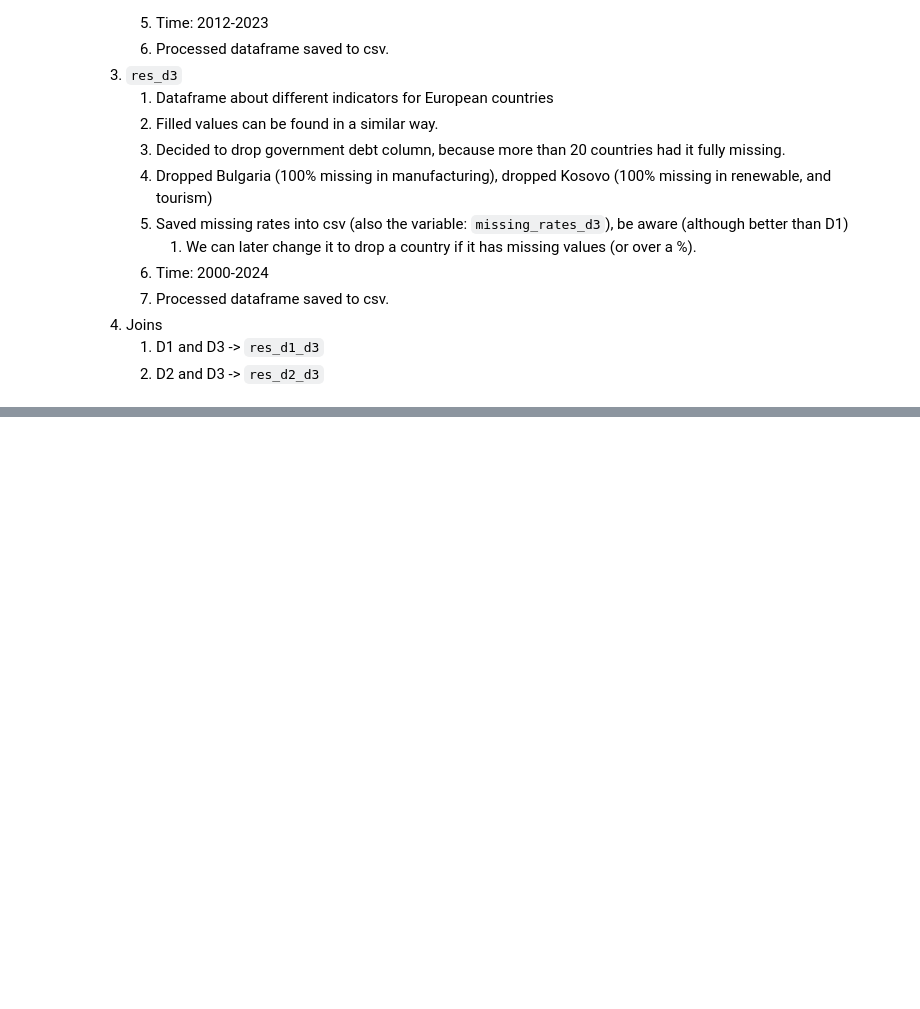
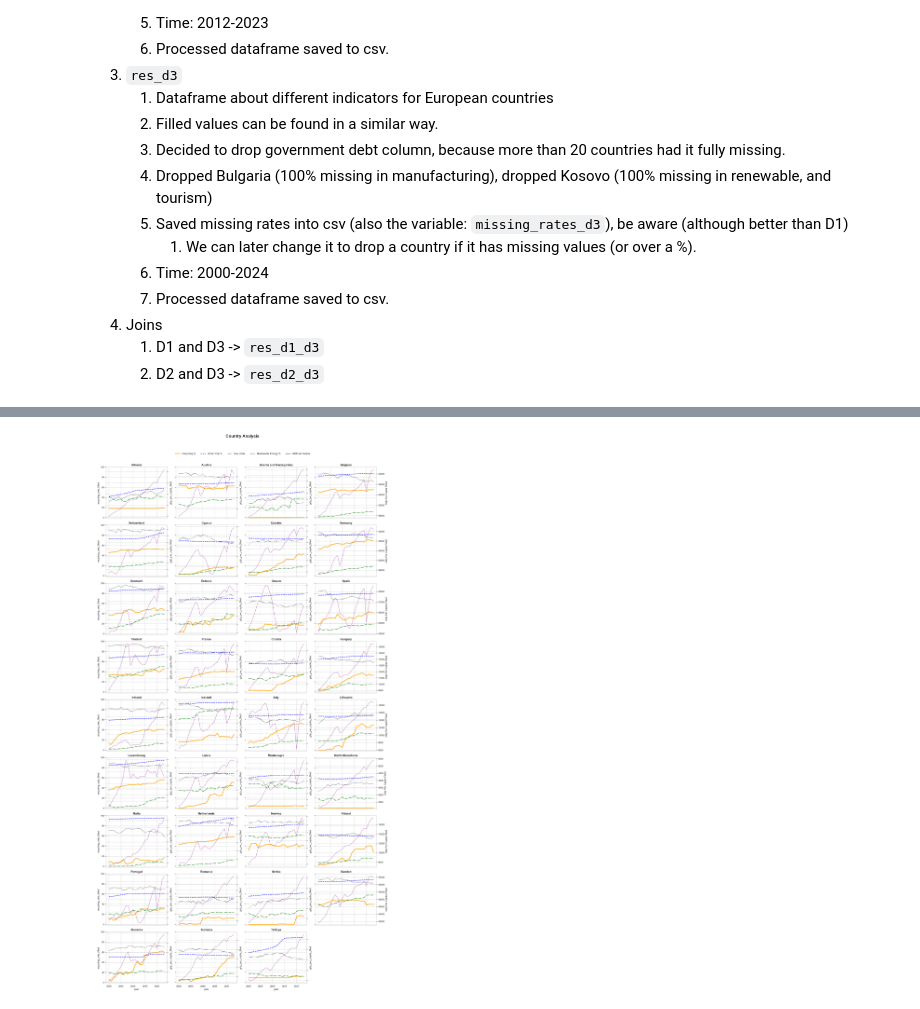
Before and after one commit to karnaukhmariia/recycling-in-europe, a Jupyter notebook: notebook.ipynb, the cells around one changed output, grey strips where cells are left out. Saved outputs shown, nothing was run; the diff lists cells and outputs as text; code cells hidden in the pictures; blank space fills up the shorter version.

```diff
--- a/notebook.ipynb
+++ b/notebook.ipynb
@@ -509,0 +595,17 @@ res_d2_d3.to_csv("processed_data/preprocessed_d2_d3.csv", index=False)
+# %%
+# Rescaling government effectiveness to 0-100 for better visualization since it is between -2.5 and 2.5
+plot_df = res_d1_d3.copy()
+plot_df['gov_effectiveness_index'] = ((plot_df['government_effectiveness_estimate_filled'] + 2.5) / 5 * 100)
+
+# Primary metrics
+metrics_config = {
+    'recycling_rate_filled': {'color': 'orange', 'lw': 3, 'label': 'Recycling %'},
+    'urban_population_pct_filled': {'color': 'blue', 'ls': '--', 'label': 'Urban Pop %'},
+    'gov_effectiveness_index': {'color': 'black', 'ls': ':', 'label': 'Gov Index'},
+    'renewable_energy_pct_filled': {'color': 'green', 'ls': '-.', 'label': 'Renewable Energy %'},
+    'gdp_per_capita_filled': {'color': 'purple', 'ls': '-', 'label': 'GDP per Capita'}
+}
+
+plot_country_dashboard(plot_df, metrics_config, secondary_metric='gdp_per_capita_filled');
+# %% [output]
+[figure, added]
```
Also changed, not shown: parts of 10 cells of this notebook.
